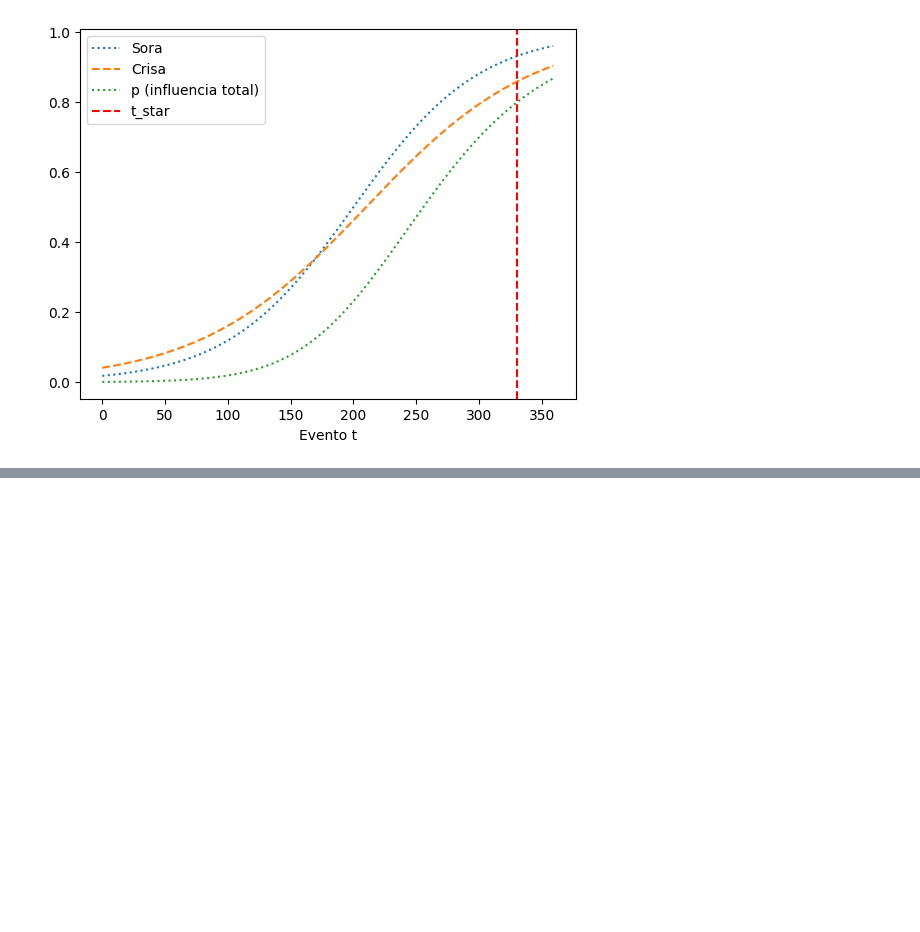
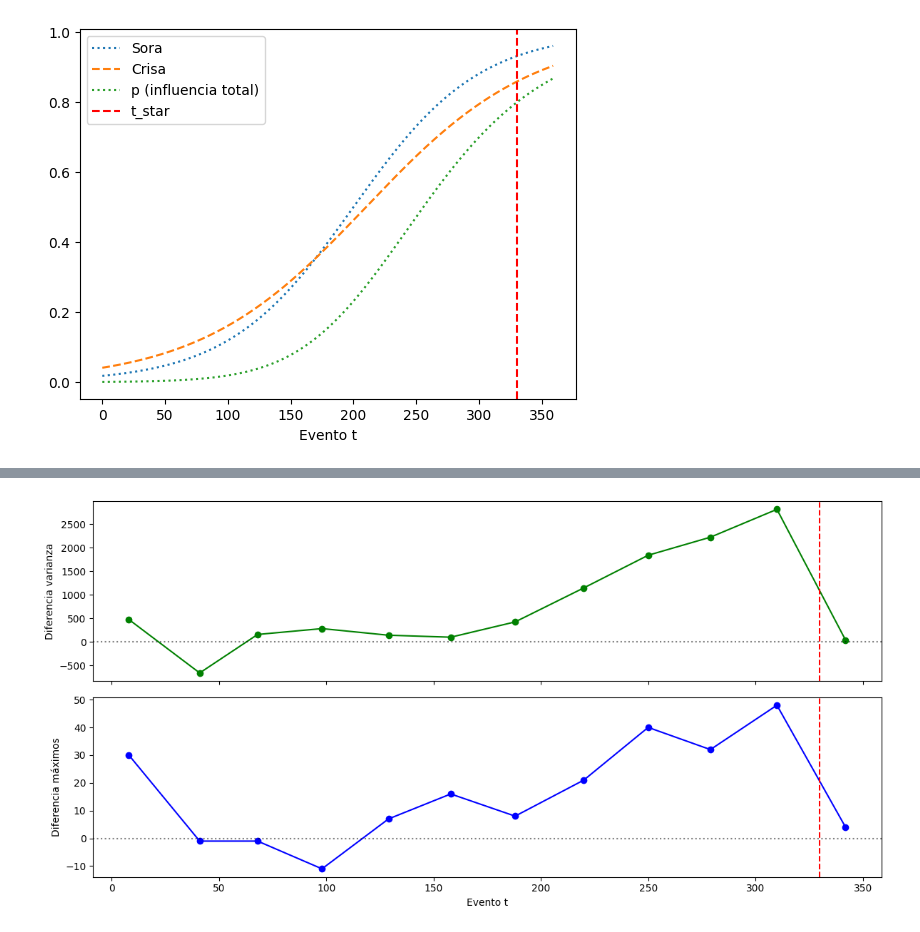
Before and after one commit to echeverriajosejavier-lab/garalen_variance, a Jupyter notebook: notebooks/examination.ipynb, the cells around one changed output, grey strips where cells are left out. Cells and saved outputs as stored; diff of their text form; code cells hidden in the pictures; blank space fills up the shorter version.

```diff
--- a/notebooks/examination.ipynb
+++ b/notebooks/examination.ipynb
@@ -204,0 +243,24 @@ plt.show()
+# %%
+max_baseline = np.array([result.Y_baseline[ini:fin].max() for ini, fin in zip(inicios, fines) if fin > ini])
+max_anomaly = np.array([result.Y_anomaly[ini:fin].max() for ini, fin in zip(inicios, fines) if fin > ini])
+
+diff_max = max_baseline - max_anomaly
+diff_var = np.array(var_baseline_picos) - np.array(var_anomaly_picos)
+
+fig, axes = plt.subplots(2, 1, figsize=(12, 6), sharex=True)
+
+axes[0].plot(centros, diff_var, marker="o", color="green")
+axes[0].axvline(config.t_star, color="red", linestyle="--")
+axes[0].axhline(0, color="black", linestyle=":", alpha=0.5)
+axes[0].set_ylabel("Diferencia varianza")
+
+axes[1].plot(centros, diff_max, marker="o", color="blue")
+axes[1].axvline(config.t_star, color="red", linestyle="--")
+axes[1].axhline(0, color="black", linestyle=":", alpha=0.5)
+axes[1].set_ylabel("Diferencia máximos")
+axes[1].set_xlabel("Evento t")
+
+plt.tight_layout()
+plt.show()
+# %% [output]
+[figure, added]
```
Also changed, not shown: parts of 12 cells of this notebook, 4 other files.
